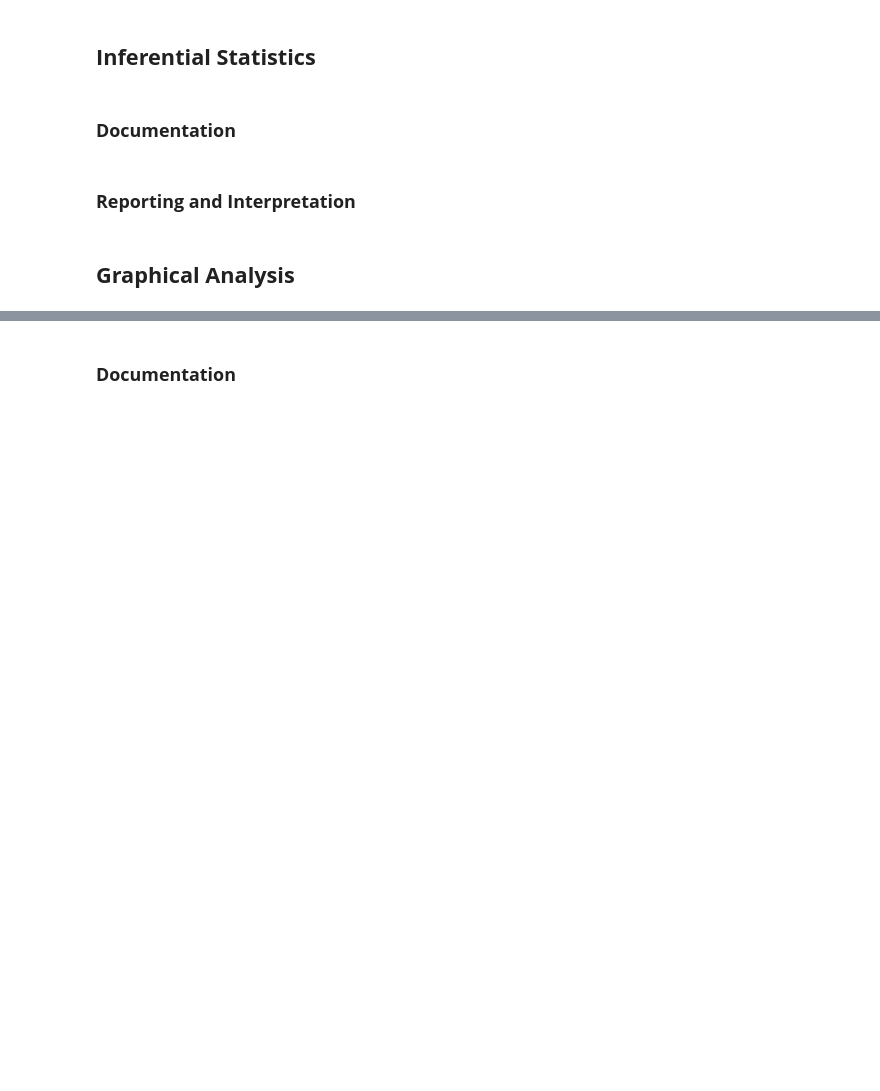
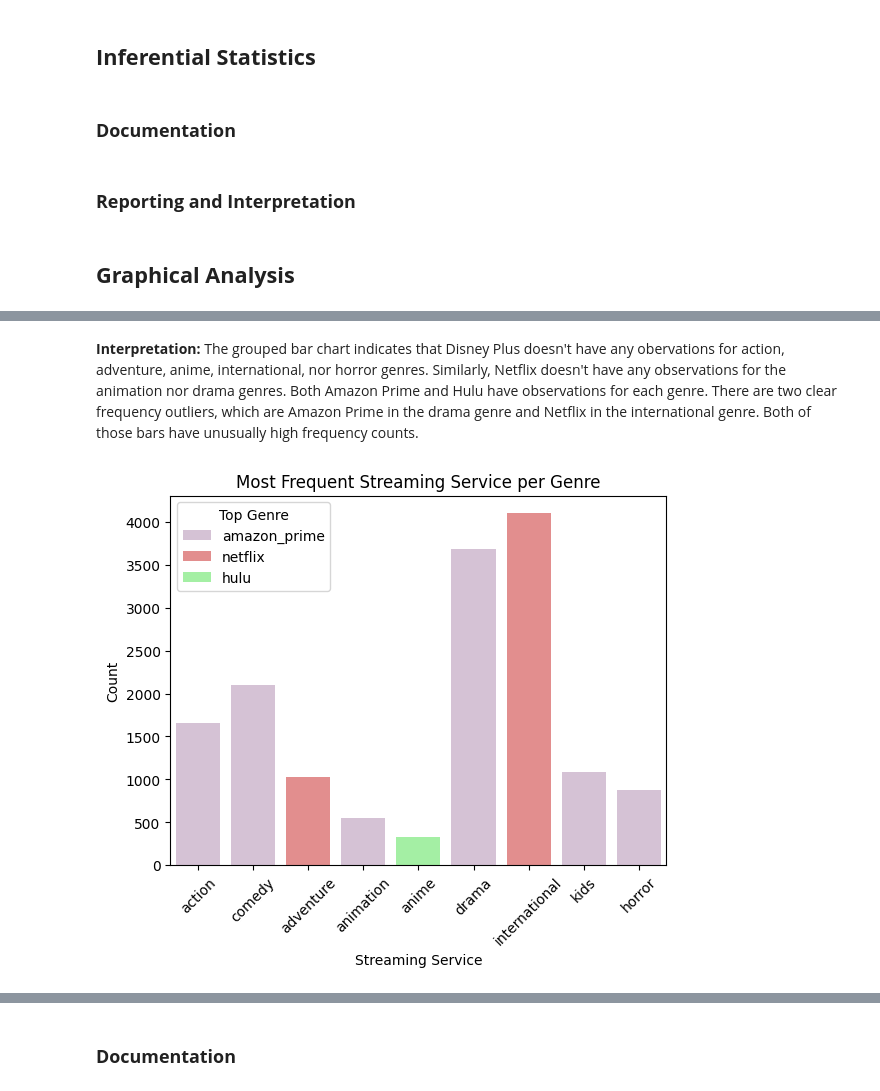
Before and after one commit to karisp94/si618_project, a Jupyter notebook: ProjectPart2.ipynb, the cells around one changed output, grey strips where cells are left out. Cells and saved outputs as stored; diff of their text form; code cells hidden in the pictures; blank space fills up the shorter version.

```diff
--- a/ProjectPart2.ipynb
+++ b/ProjectPart2.ipynb
@@ -132,0 +116,33 @@ Interspresed throughout code whomp whomp
+# %% [markdown]
+**Interpretation:** The grouped bar chart indicates that Disney Plus doesn't have any obervations for action, adventure, anime, international, nor horror genres. Similarly, Netflix doesn't have any observations for the animation nor drama genres. Both Amazon Prime and Hulu have observations for each genre. There are two clear frequency outliers, which are Amazon Prime in the drama genre and Netflix in the international genre. Both of those bars have unusually high frequency counts.
+# %%
+#max frequency of streaming serivce and max genre
+top_genres = genre_df.idxmax(axis=1)
+top_counts = genre_df.max(axis=1)
+
+#subset data to streaming services with the highest frequency per genre
+top_df = pd.DataFrame({
+    "Streaming Service": top_genres.index,
+    "Top Genre": top_genres.values,
+    "Count": top_counts.values})
+
+#create color pallete to match other graphs
+palette = {
+    "disney_plus": "lightskyblue",
+    "hulu": "palegreen",
+    "amazon_prime": "thistle",
+    "netflix": "lightcoral"}
+
+#create bar chart of Most Frequent Streaming Service per Genre
+sns.barplot(
+    data=top_df,
+    x="Streaming Service",
+    y="Count",
+    hue="Top Genre",
+    palette = palette)
+
+plt.title("Most Frequent Streaming Service per Genre")
+plt.xticks(rotation=45)
+plt.show()
+# %% [output]
+[figure, added]
```
Also changed, not shown: parts of 13 cells of this notebook.
